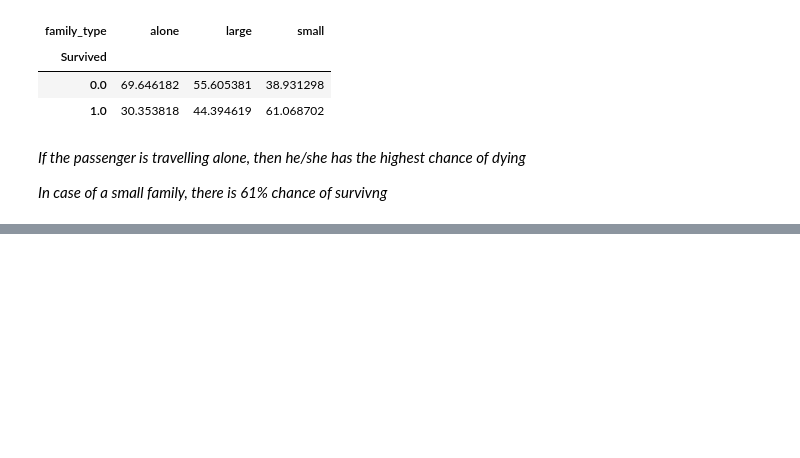
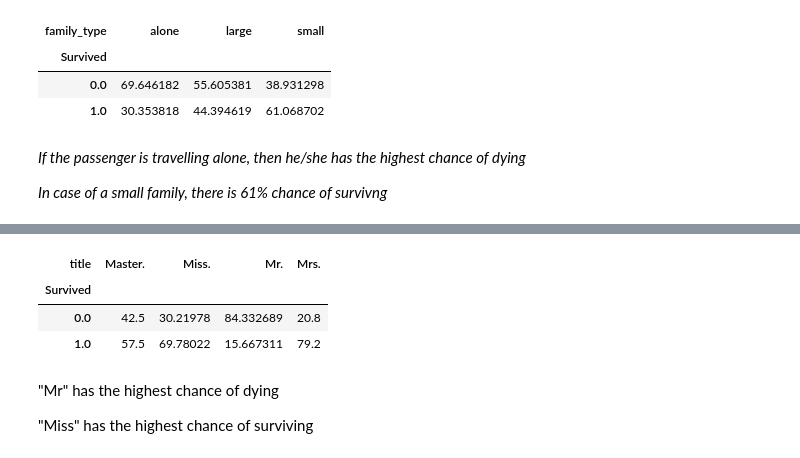
Before and after one commit to NityaVerma19/EDA-on-titanic-dataset, a Jupyter notebook: eda-extracting-insights.ipynb, the cells around one changed output, grey strips where cells are left out. Saved outputs shown, nothing was run; the diff lists cells and outputs as text; code cells hidden in the pictures; blank space fills up the shorter version.

Commit message:
analyzing "name"

```diff
--- a/eda-extracting-insights.ipynb
+++ b/eda-extracting-insights.ipynb
@@ -603,0 +606,8 @@ pd.crosstab(df['Survived'], df['family_type'], normalize = "columns")*100
+# %%
+#extracting the last name
+
+df['surname'] = df['Name'].str.split(",").str.get(0)
+# %%
+#title
+
+df['title'] = df['Name'].str.split(',').str.get(1).str.strip().str.split(' ').str.get(0)
@@ -603,0 +638,9 @@ pd.crosstab(df['Survived'], df['family_type'], normalize = "columns")*100
+# %%
+#Cleaning "Title"
+# We can combine the extra title and replace it with "other"
+df['title'] = df['title'].str.replace('Rev.','other')
+df['title'] = df['title'].str.replace('Dr.','other')
+df['title'] = df['title'].str.replace('Col.','other')
+df['title'] = df['title'].str.replace('Major.','other')
+df['title'] = df['title'].str.replace('Capt.','other')
+df['title'] = df['title'].str.replace('Jonkheer.','other')
@@ -603,0 +665,15 @@ pd.crosstab(df['Survived'], df['family_type'], normalize = "columns")*100
+# %%
+#does title affect the survival rate?
+
+temp_df = df[df['title'].isin(['Mr.','Miss.','Mrs.','Master.','ootherr'])]
+# %%
+pd.crosstab(temp_df['Survived'],temp_df['title'],normalize='columns')*100
+# %% [output]
+| title | Master. | Miss. | Mr. | Mrs. |
+| Survived |  |  |  |  |
+| 0.0 | 42.5 | 30.21978 | 84.332689 | 20.8 |
+| 1.0 | 57.5 | 69.78022 | 15.667311 | 79.2 |
+# %% [markdown]
+"Mr" has the highest chance of dying
+
+"Miss" has the highest chance of surviving
```
Also changed, not shown: parts of 3 cells of this notebook.
